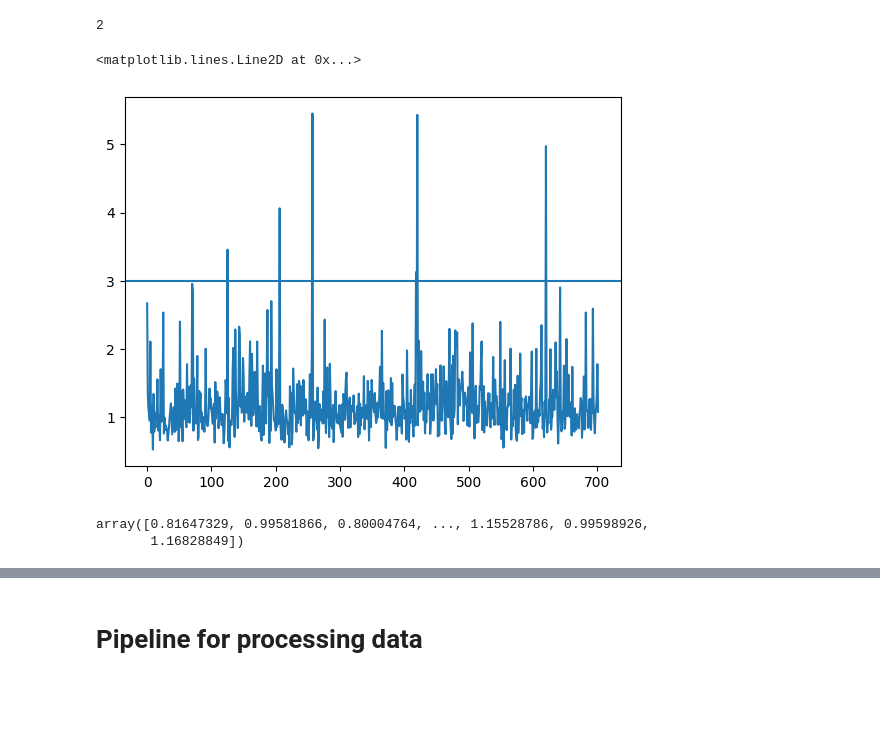
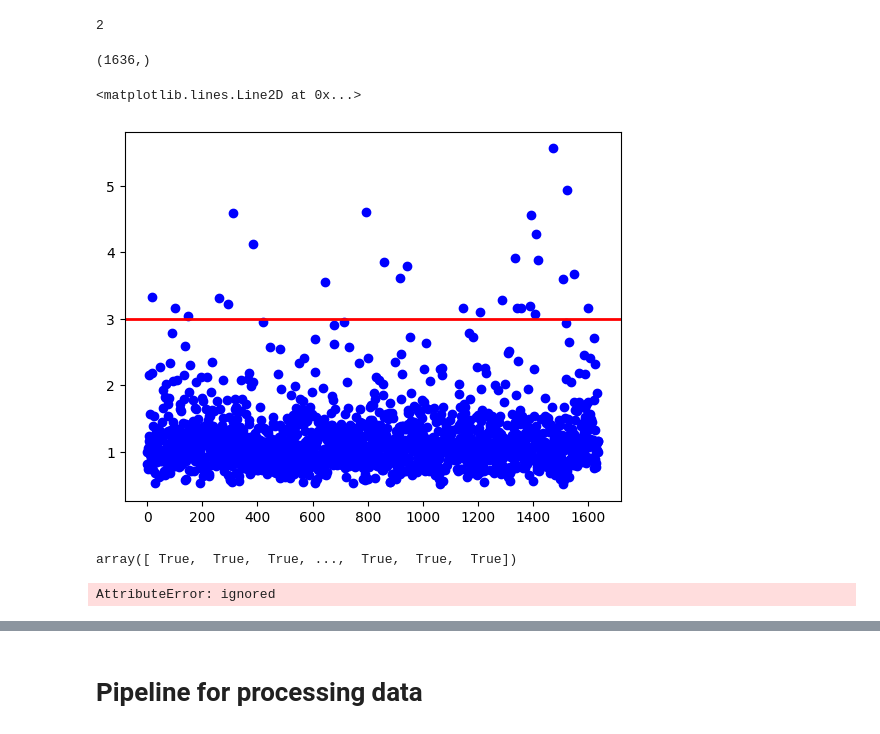
Before and after one commit to EugeneLamptey/VP16, a Jupyter notebook: feature_engineering_with_mordred.ipynb, the cells around one changed output, grey strips where cells are left out. Cells and saved outputs as stored; diff of their text form; code cells hidden in the pictures; blank space fills up the shorter version.

Commit message:
modified applicability domain

```diff
--- a/feature_engineering_with_mordred.ipynb
+++ b/feature_engineering_with_mordred.ipynb
@@ -404,12 +404,3 @@ X_train
 | 1634 | 21.569882 | 0.0 | 1.0 | 4.955499 | 179.262120 | 6.218469 | 6.0 | 0.0 | 6.0 | 4.0 | ... |
 | 1635 | 16.498815 | 0.0 | 0.0 | 4.019002 | 150.927600 | 5.758738 | 14.0 | 0.0 | 9.0 | 4.0 | ... |
 1636 rows × 346 columns
-# %%
-#RFE feature selection
-from sklearn.feature_selection import RFECV
-from sklearn.ensemble import RandomForestClassifier
-
-estimator = RandomForestClassifier(n_estimators = 1000, random_state = 33)
-rfe = RFECV(estimator, cv = 5, n_jobs = -1)
-
-rfe.fit(X_train, y_train)
@@ -442,18 +413,18 @@ Total number of compounds: 1636
 Total actives: 695
 Total inactives: 941
 # %%
-from sklearn.decomposition import PCA
-pca = PCA(n_components = 2)
+# from sklearn.decomposition import PCA
+# pca = PCA(n_components = 2)
 
-pca.fit(X_train)
-visual_pca = pd.DataFrame(pca.transform(X_train), columns = ["pca1", "pca2"])
+# pca.fit(X_train)
+# visual_pca = pd.DataFrame(pca.transform(X_train), columns = ["pca1", "pca2"])
 
 
-#visualizing the datapoints across two features to observe the imbalance in datapoints
-import seaborn as sns
-import matplotlib.pyplot as plt
+# #visualizing the datapoints across two features to observe the imbalance in datapoints
+# import seaborn as sns
+# import matplotlib.pyplot as plt
 
-custom_palette = ["red", "green", "blue"]  # Add more colors as needed
+# custom_palette = ["red", "green", "blue"]  # Add more colors as needed
 
-sns.scatterplot(data = visual_pca, x = "pca1", y = "pca2", hue = y_train, palette=custom_palette)
-plt.show()
+# sns.scatterplot(data = visual_pca, x = "pca1", y = "pca2", hue = y_train, palette=custom_palette)
+# plt.show()
@@ -579,3 +544,7 @@ value = standardized_similarity(X_resampled, X_test)
 len(value)
 # %% [output]
 2
+# %%
+value[0].shape
+# %% [output]
+(1636,)
@@ -582,21 +553,7 @@ len(value)
 # %%
-plt.plot(value[1])
-plt.axhline(y=3)
+plt.plot(value[0], "bo", color = "b")
+plt.axhline(y=3, color = "r",  linestyle='-', linewidth = 2.0)
 #plt.axhline(y = -3)
 # %% [output]
 <matplotlib.lines.Line2D at 0x...>
-[figure, old version]
+[figure, new version]
-# %%
-def visualize_AD(s_new_train, s_new_test):
-  plt.scatter(s_new_train)
-        plt.axhline(y = 3, color='r', linestyle='-', linewidth = 2.0)  #plots a horizontal line to denote the max and min y threshold
-        plt.axhline(y = -3, color = "r", linestyle = "-", linewidth = 2.0) #plots another horizontal line at threshold -3
-
-
-        plt.xlabel("Leverage Values")
-        plt.ylabel("Residuals")
-        plt.title("Applicability Domain")
-        plt.show()
-# %% [output]
-array([0.81647329, 0.99581866, 0.80004764, ..., 1.15528786, 0.99598926,
-       1.16828849])
@@ -602,0 +586,12 @@ array([0.81647329, 0.99581866, 0.80004764, ..., 1.15528786, 0.99598926,
+# %%
+s_new = isWithinAD(X_resampled, X_resampled)
+s_new
+# %% [output]
+array([ True,  True,  True, ...,  True,  True,  True])
+# %%
+scaler = StandardScaler()
+scaler.fit(X_resampled)
+
+mean_htest = np.mean(scaler.transform(X_test), axis = 1)
+# %% [output]
+AttributeError: ignored
```
Also changed, not shown: parts of 14 cells of this notebook.
